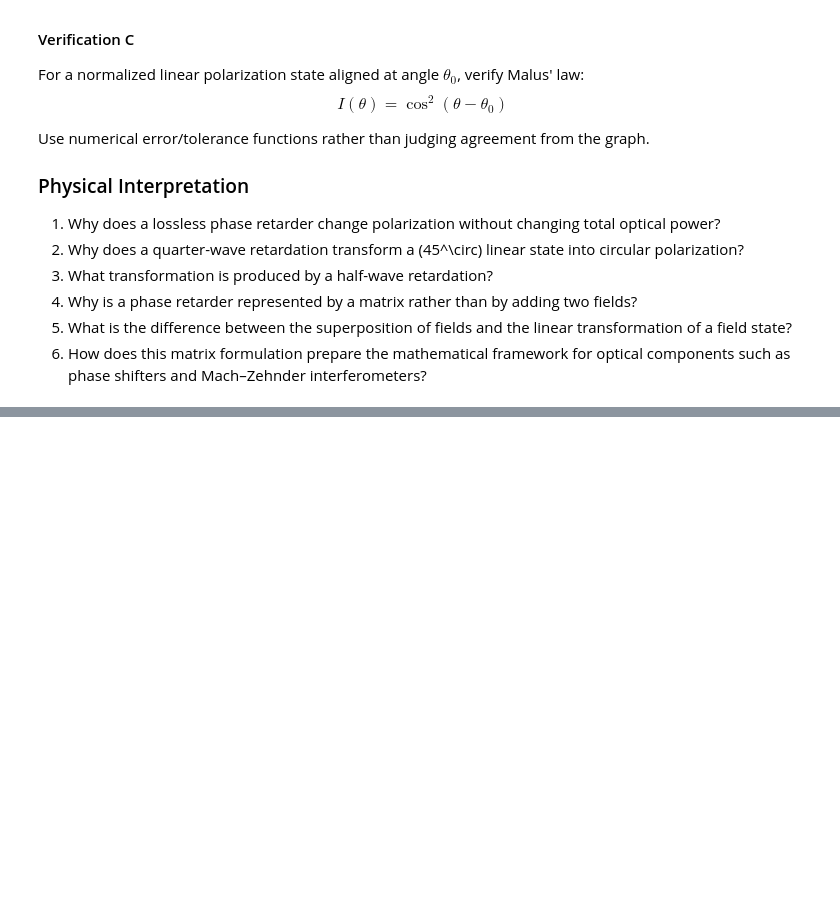
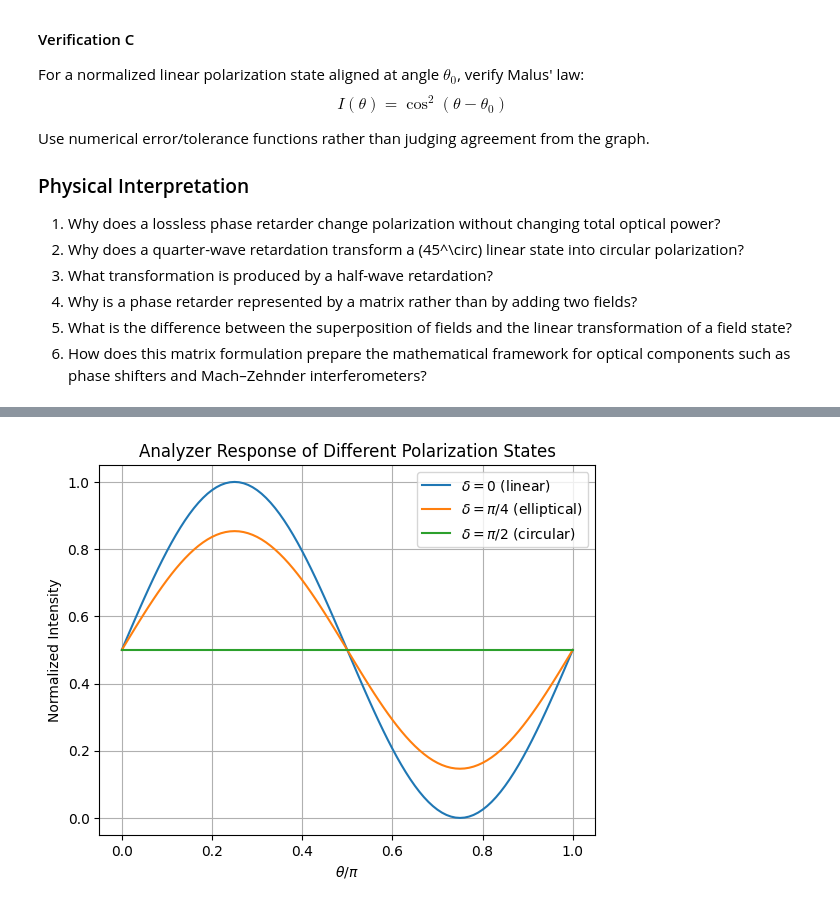
Before and after one commit to hyerim1212/maxwell-to-programmable-photonics, a Jupyter notebook: notebooks/08_wave_superposition_polarization_and_interference.ipynb, the cells around one changed output, grey strips where cells are left out. Saved outputs shown, nothing was run; the diff lists cells and outputs as text; code cells hidden in the pictures; blank space fills up the shorter version.

```diff
--- a/notebooks/08_wave_superposition_polarization_and_interference.ipynb
+++ b/notebooks/08_wave_superposition_polarization_and_interference.ipynb
@@ -896,0 +1079,68 @@ Use numerical error/tolerance functions rather than judging agreement from the g
+# %%
+delta_cases = np.array([0.0, np.pi / 4, np.pi / 2])
+
+theta_range = np.linspace(0.0, np.pi, 101)
+theta_0 = np.pi / 4
+
+I_total = []
+
+for d in delta_cases:
+
+    J = np.array([
+        [1.0, 0.0],
+        [0.0, np.exp(1j * d)]
+    ], dtype=complex)
+
+    E_out = J @ E_in
+
+    I = []
+
+    for theta in theta_range:
+
+        a = np.array([
+            [np.cos(theta)],
+            [np.sin(theta)]
+        ])
+
+        a_dagger = a.conj().T
+        E_proj = a_dagger @ E_out
+
+        intensity = np.abs(E_proj)**2
+
+        I.append(intensity.item())
+
+    I_total.append(I)
+
+I_total = np.asarray(I_total)
+I_analytical = np.cos(theta_range - theta_0)**2
+
+absolute_error(I_total[0], I_analytical)
+
+plt.plot(
+    theta_range / np.pi,
+    I_total[0],
+    label=r"$\delta = 0$ (linear)"
+)
+
+plt.plot(
+    theta_range / np.pi,
+    I_total[1],
+    label=r"$\delta = \pi/4$ (elliptical)"
+)
+
+plt.plot(
+    theta_range / np.pi,
+    I_total[2],
+    label=r"$\delta = \pi/2$ (circular)"
+)
+
+plt.xlabel(r"$\theta/\pi$")
+plt.ylabel("Normalized Intensity")
+plt.title("Analyzer Response of Different Polarization States")
+
+plt.legend()
+plt.grid()
+
+plt.show()
+# %% [output]
+[figure, added]
```
Also changed, not shown: parts of 6 cells of this notebook.
